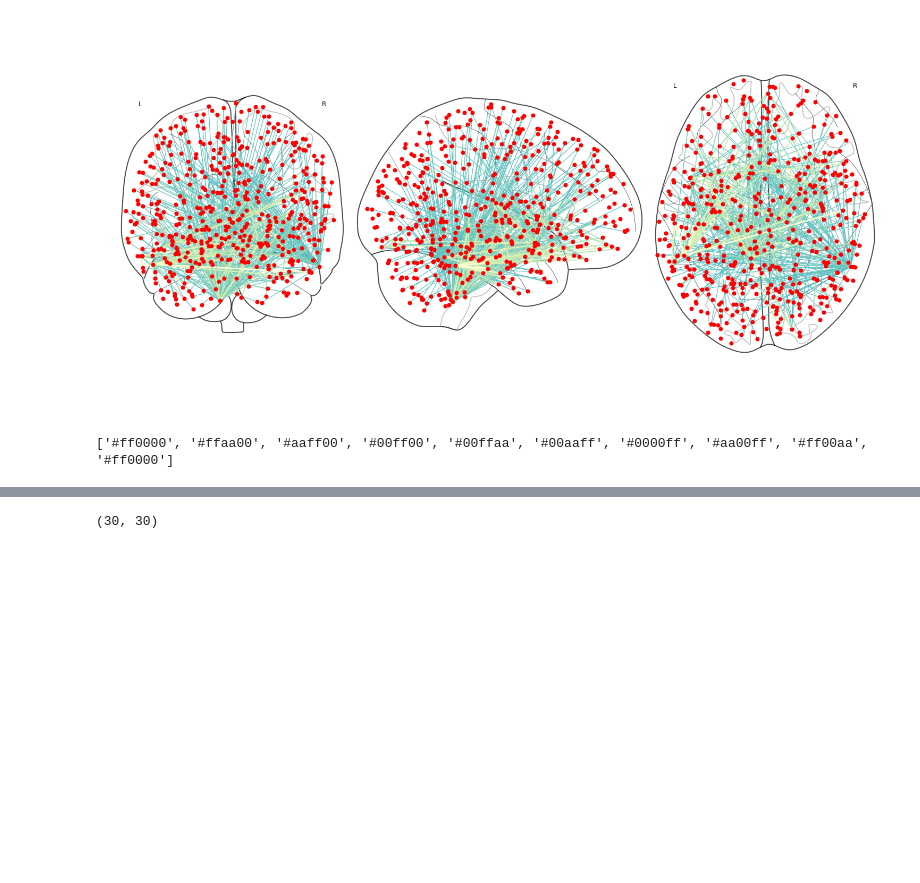
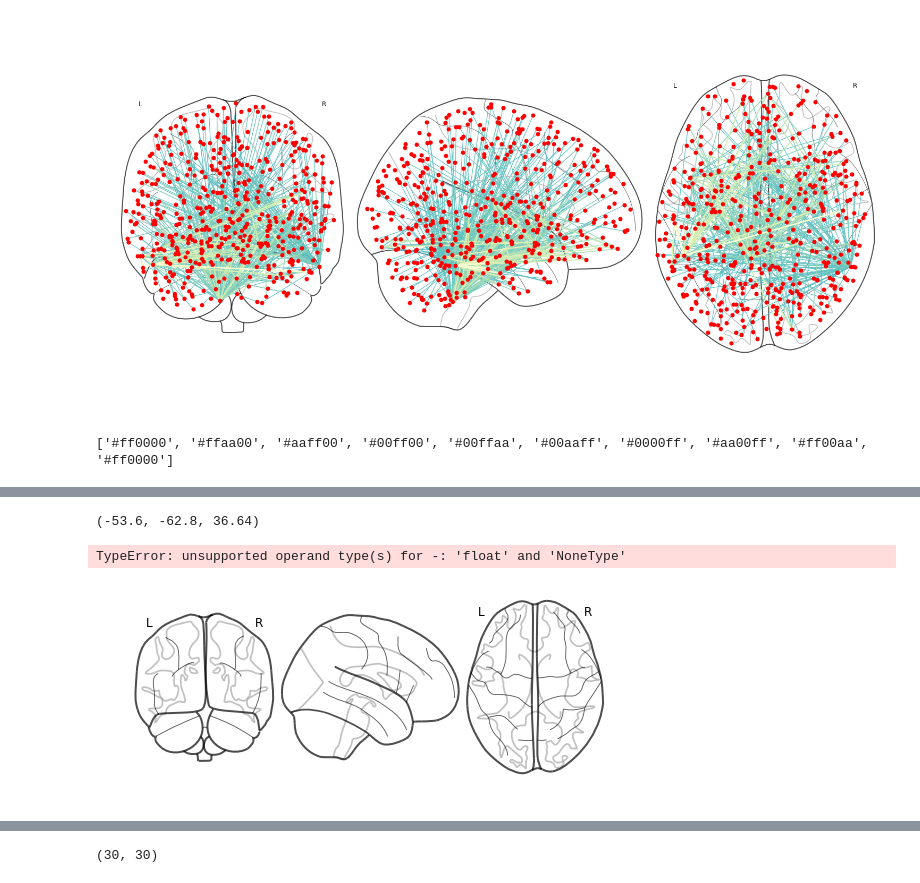
Before and after one commit to RittmanResearch/maybrain, a Jupyter notebook: docs/04 - The plotting Package.ipynb, the cells around one changed output, grey strips where cells are left out. Drawn from its saved outputs; the diff is of its cells as text; code cells hidden in the pictures; blank space fills up the shorter version.

```diff
--- a/docs/04 - The plotting Package.ipynb
+++ b/docs/04 - The plotting Package.ipynb
@@ -151,0 +154,24 @@ Wall time: 3min 30s
+# %%
+import matplotlib
+#display = plotting.plot_connectome(np.copy(nx.to_numpy_matrix(a.G, nonedge=0)),
+#                         list(dict(a.G.nodes(data=ct.XYZ)).values()),
+#                        node_color=colours
+#                        )
+display = plotting.plot_glass_brain(None,
+                               display_mode='ortho',
+                               figure=None, axes=None, title=None,
+                               annotate=True,
+                               black_bg=False)
+marker_coords = list(dict(a.G.nodes(data=ct.XYZ)).values())
+#node_color = matplotlib.cm.Set2(np.linspace(0, 1, len(marker_coords)))
+# labels should be the names of each node
+for i in range(len(marker_coords)):
+    print(marker_coords[i])
+     #display.add_markers(marker_coords=[marker_coords[i]], marker_color=node_color[i], marker_size=50,
+    display.add_markers(marker_coords=marker_coords)#, marker_color=colours[i], marker_size=50)
+     #label="we")
+plt.legend()
+# %% [output]
+(-53.6, -62.8, 36.64)
+TypeError: unsupported operand type(s) for -: 'float' and 'NoneType'
+[figure, added]
```
Also changed, not shown: parts of 5 cells of this notebook.
